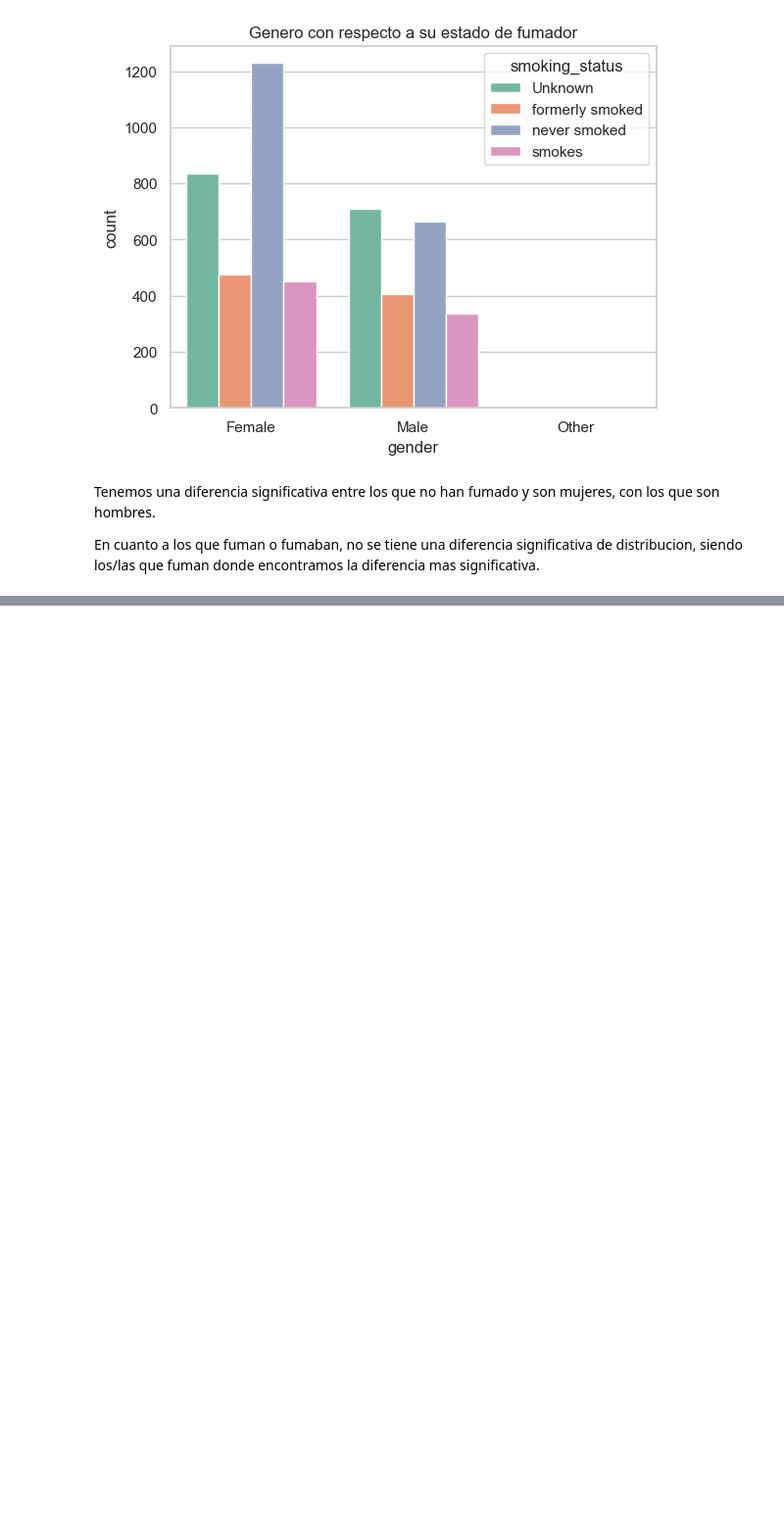
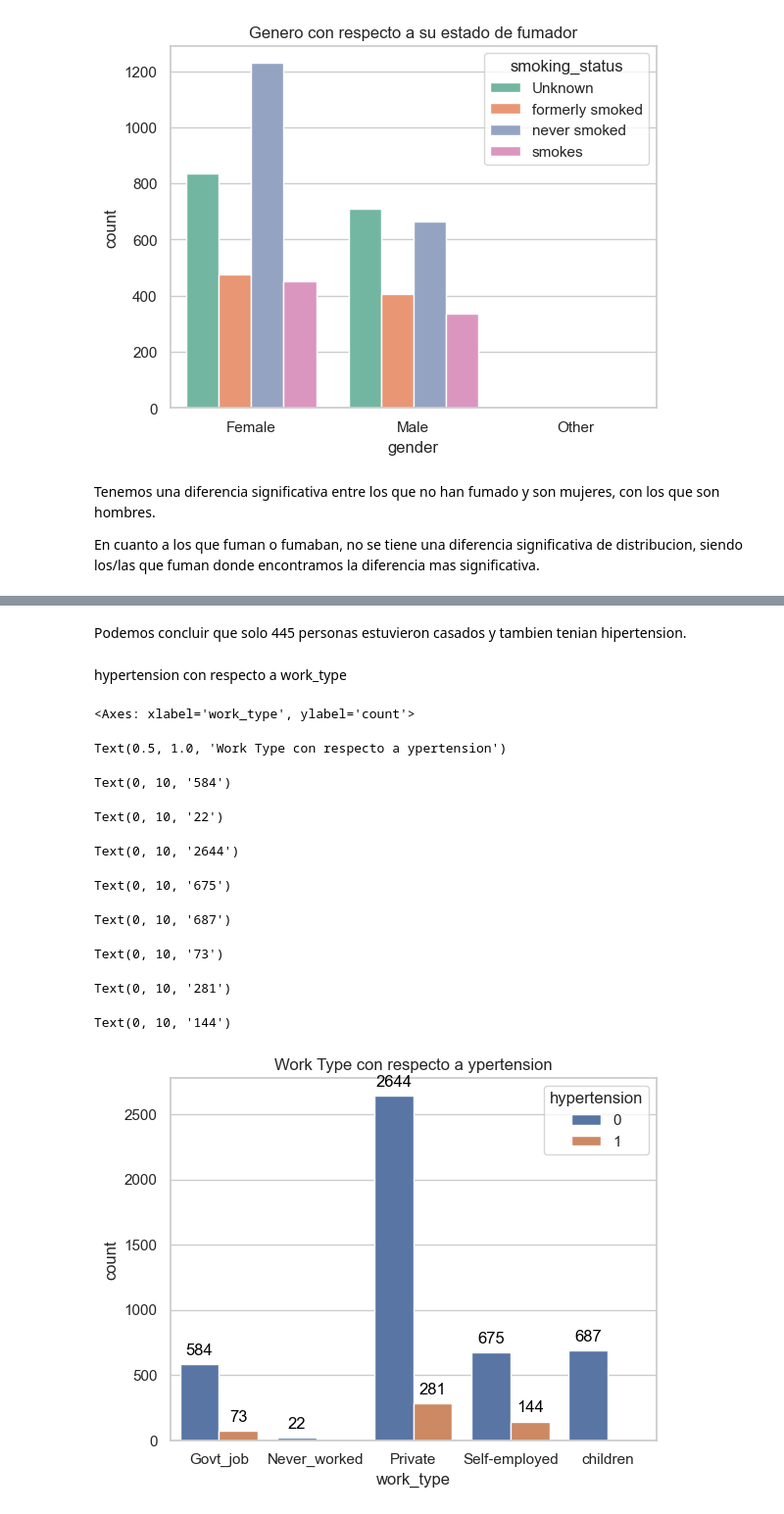
Before and after one commit to Axel2293/PAD, a Jupyter notebook: analisis.ipynb, the cells around one changed output, grey strips where cells are left out. Shown at 98% size. Cells and saved outputs as stored; diff of their text form; code cells hidden in the pictures; blank space fills up the shorter version.

```diff
--- a/analisis.ipynb
+++ b/analisis.ipynb
@@ -1549,0 +1587,38 @@ En cuanto a los que fuman o fumaban, no se tiene una diferencia significativa de
+# %% [markdown]
+Podemos concluir que solo 445 personas estuvieron casados y tambien tenian hipertension.
+# %% [markdown]
+hypertension con respecto a work_type
+# %%
+sns.countplot(data=data, x="work_type", hue="hypertension")
+plt.title("Work Type con respecto a ypertension")
+
+ax = plt.gca()  # Obtener el eje actual
+
+for p in ax.patches:
+    height = p.get_height()
+    if height > 0:  # Verificar que la altura sea mayor que cero
+        height = int(height)  # Convertir la etiqueta a entero
+        ax.annotate(
+            f"{height}",
+            (p.get_x() + p.get_width() / 2.0, height),
+            ha="center",
+            va="center",
+            fontsize=12,
+            color="black",
+            xytext=(0, 10),
+            textcoords="offset points",
+        )
+
+plt.show()
+# %% [output]
+<Axes: xlabel='work_type', ylabel='count'>
+Text(0.5, 1.0, 'Work Type con respecto a ypertension')
+Text(0, 10, '584')
+Text(0, 10, '22')
+Text(0, 10, '2644')
+Text(0, 10, '675')
+Text(0, 10, '687')
+Text(0, 10, '73')
+Text(0, 10, '281')
+Text(0, 10, '144')
+[figure, added]
```
Also changed, not shown: parts of 10 cells of this notebook.
